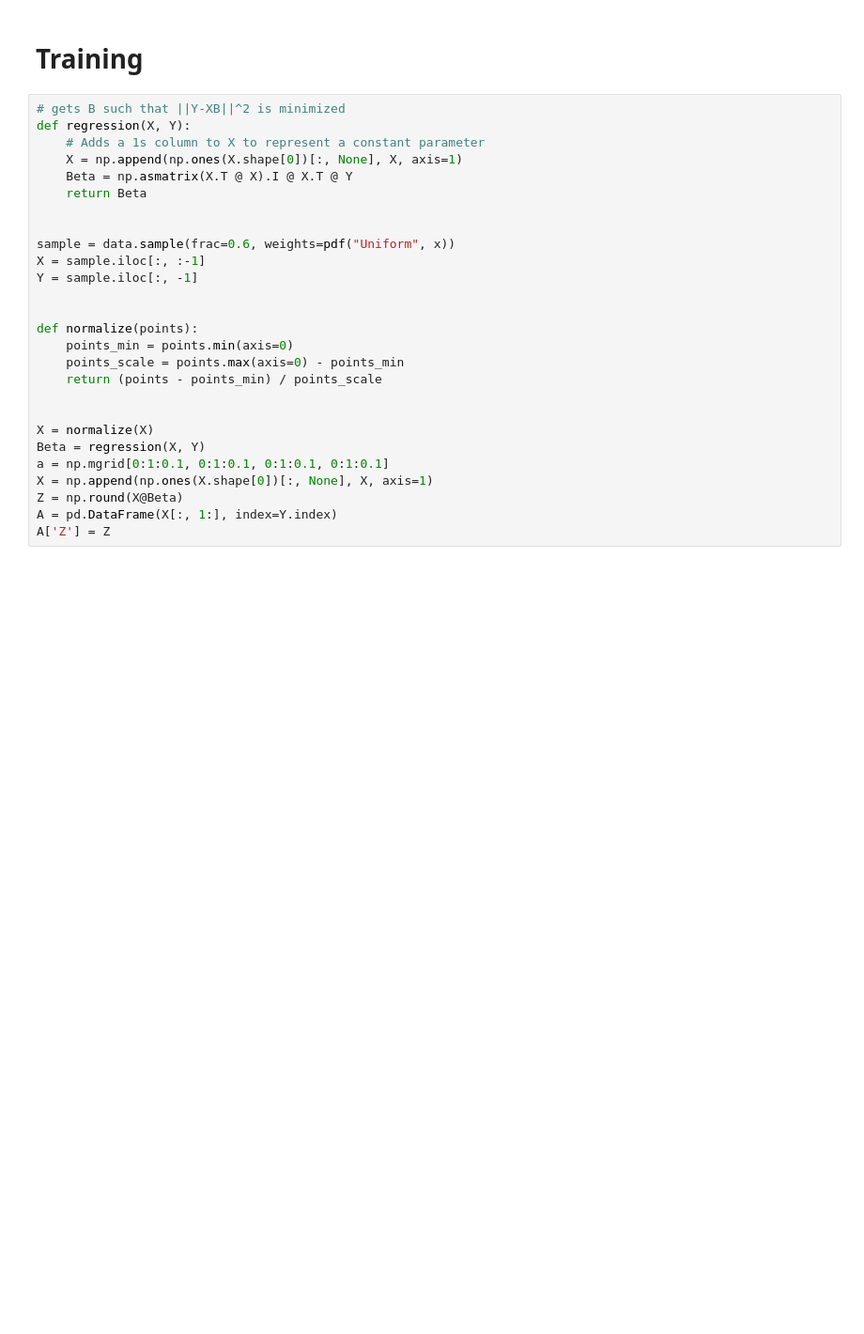
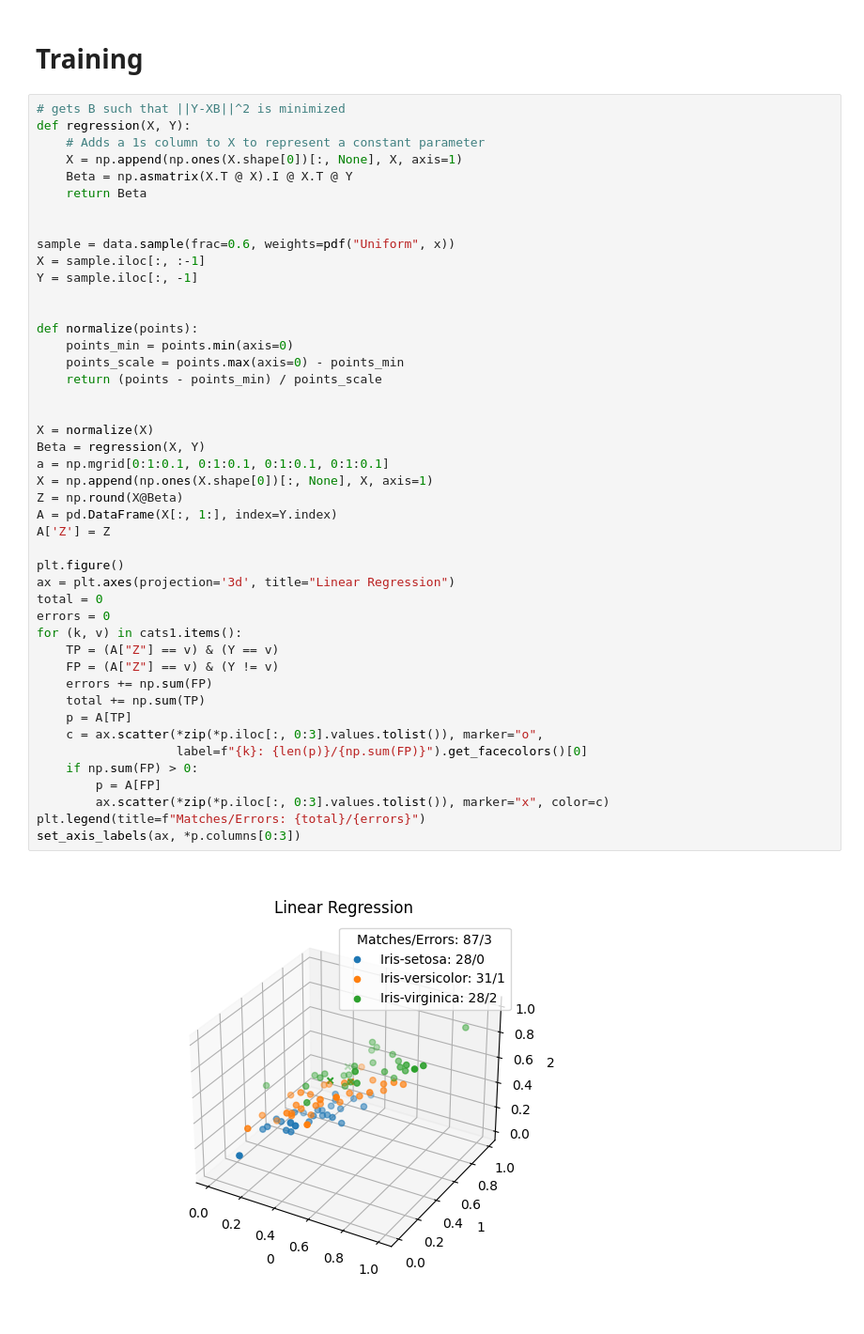
Before and after one commit to aortega0703/AI-pipeline, a Jupyter notebook: pipeline.ipynb, the cells around one changed output. Shown at 94% size. Drawn from its saved outputs; the diff is of its cells as text; blank space fills up the shorter version.

Commit message:
Added Graph for Classification

```diff
--- a/pipeline.ipynb
+++ b/pipeline.ipynb
@@ -86,27 +94,47 @@ for name in pdf_names:
 # %%
 # gets B such that ||Y-XB||^2 is minimized
 def regression(X, Y):
     # Adds a 1s column to X to represent a constant parameter
     X = np.append(np.ones(X.shape[0])[:, None], X, axis=1)
     Beta = np.asmatrix(X.T @ X).I @ X.T @ Y
     return Beta
 
 
 sample = data.sample(frac=0.6, weights=pdf("Uniform", x))
 X = sample.iloc[:, :-1]
 Y = sample.iloc[:, -1]
 
 
 def normalize(points):
     points_min = points.min(axis=0)
     points_scale = points.max(axis=0) - points_min
     return (points - points_min) / points_scale
 
 
 X = normalize(X)
 Beta = regression(X, Y)
 a = np.mgrid[0:1:0.1, 0:1:0.1, 0:1:0.1, 0:1:0.1]
 X = np.append(np.ones(X.shape[0])[:, None], X, axis=1)
 Z = np.round(X@Beta)
 A = pd.DataFrame(X[:, 1:], index=Y.index)
 A['Z'] = Z
+
+plt.figure()
+ax = plt.axes(projection='3d', title="Linear Regression")
+total = 0
+errors = 0
+for (k, v) in cats1.items():
+    TP = (A["Z"] == v) & (Y == v)
+    FP = (A["Z"] == v) & (Y != v)
+    errors += np.sum(FP)
+    total += np.sum(TP)
+    p = A[TP]
+    c = ax.scatter(*zip(*p.iloc[:, 0:3].values.tolist()), marker="o",
+                   label=f"{k}: {len(p)}/{np.sum(FP)}").get_facecolors()[0]
+    if np.sum(FP) > 0:
+        p = A[FP]
+        ax.scatter(*zip(*p.iloc[:, 0:3].values.tolist()), marker="x", color=c)
+plt.legend(title=f"Matches/Errors: {total}/{errors}")
+set_axis_labels(ax, *p.columns[0:3])
+# %% [output]
+[figure, added]
```
Also changed, not shown: parts of 2 cells of this notebook.
